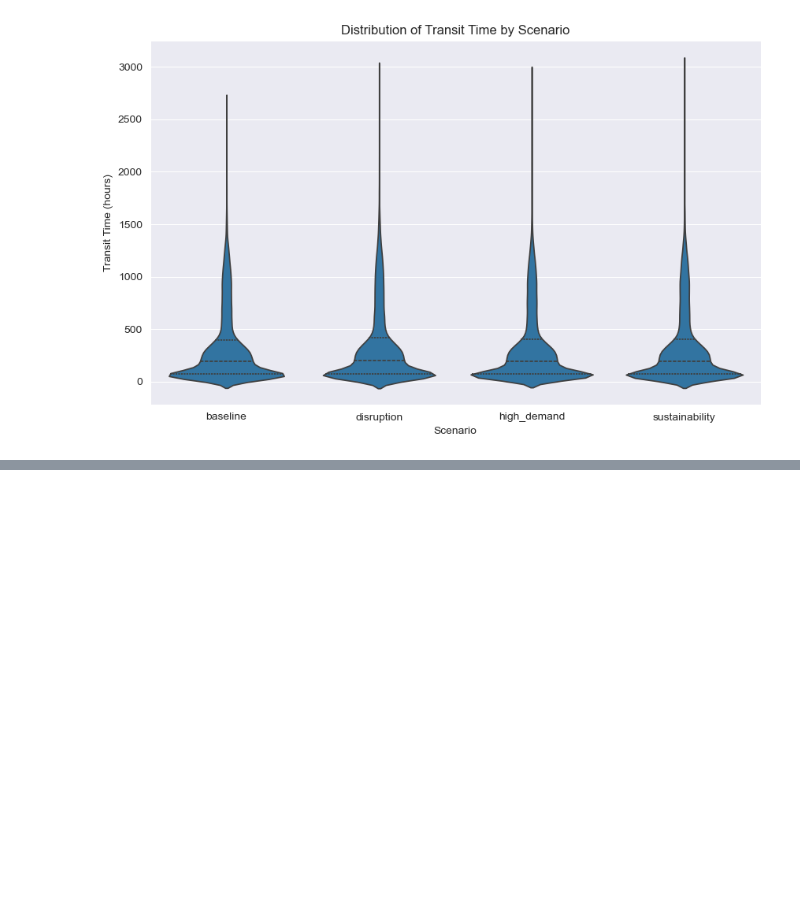
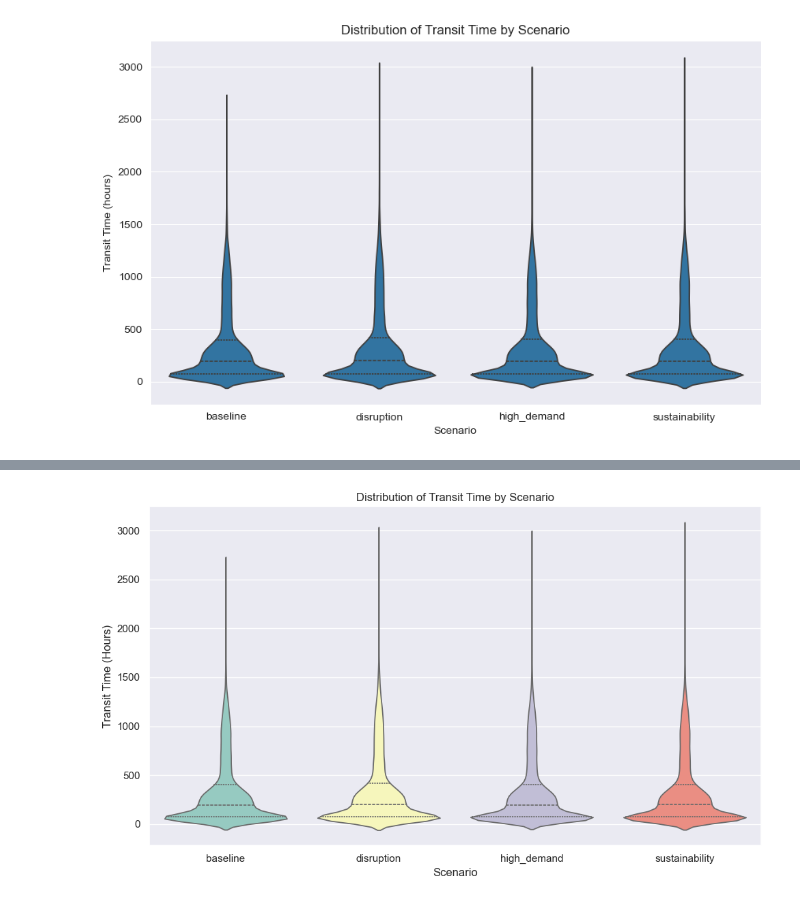
Before and after one commit to mortezabarcelona/VAE_GAN_Logistics_Framework, a Jupyter notebook: notebooks/EDA.ipynb, the cells around one changed output, grey strips where cells are left out. Drawn from its saved outputs; the diff is of its cells as text; code cells hidden in the pictures; blank space fills up the shorter version.

```diff
--- a/notebooks/EDA.ipynb
+++ b/notebooks/EDA.ipynb
@@ -225,0 +244,36 @@ plt.show()
+# %%
+import pandas as pd
+import matplotlib.pyplot as plt
+import seaborn as sns
+
+# Load the combined dataset
+df = pd.read_csv("../src/synthetic_data/data/processed/synthetic_logistics_data_cleaned.csv")
+
+# Convert 'scenario' column to string for better control
+df['scenario'] = df['scenario'].astype(str)
+
+# Set plot style
+plt.figure(figsize=(10, 6))
+sns.set(style="darkgrid")
+
+# Generate violin plot
+sns.violinplot(
+    data=df,
+    x='scenario',
+    y='transit_time',
+    hue='scenario',
+    palette='Set3',
+    density_norm='width',  # Replacement for deprecated scale='width'
+    inner='quartile',
+    legend=False
+)
+
+# Label and title
+plt.title("Distribution of Transit Time by Scenario")
+plt.xlabel("Scenario")
+plt.ylabel("Transit Time (Hours)")
+plt.tight_layout()
+
+plt.show()
+# %% [output]
+[figure, added]
```
Also changed, not shown: parts of 2 cells of this notebook, 7 other files.
